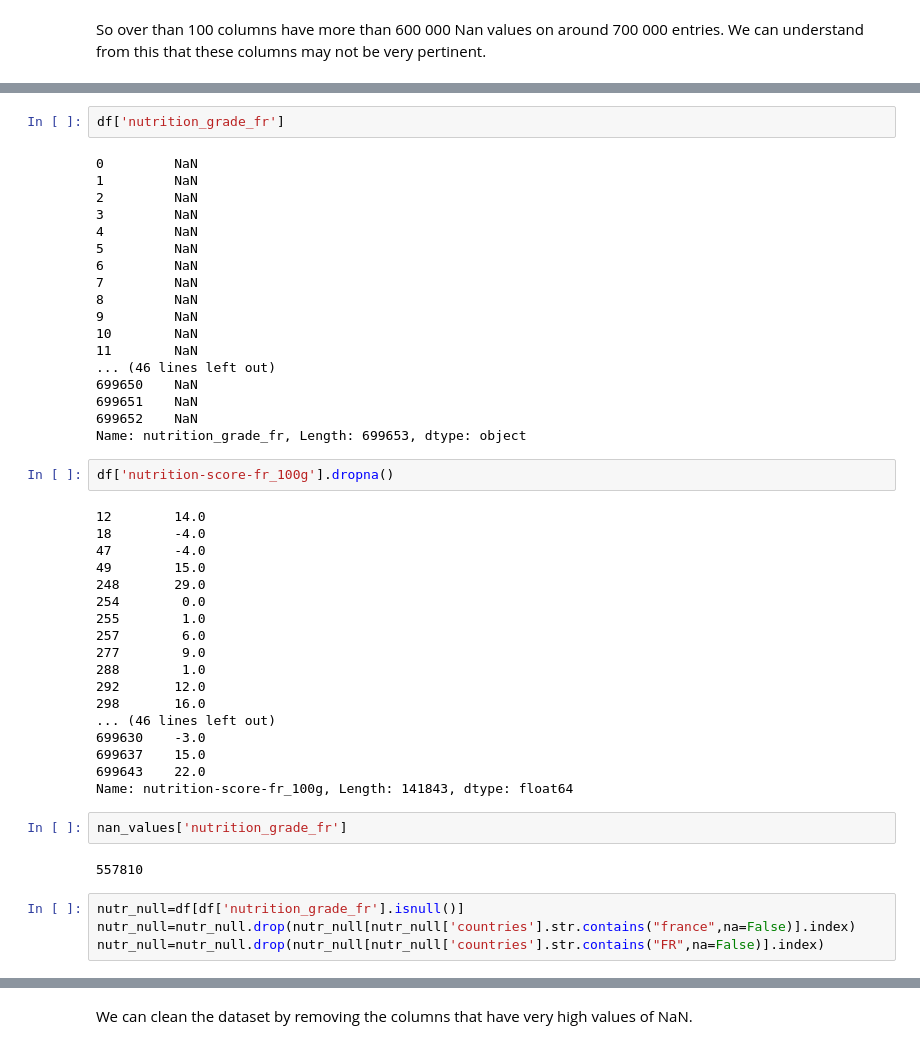
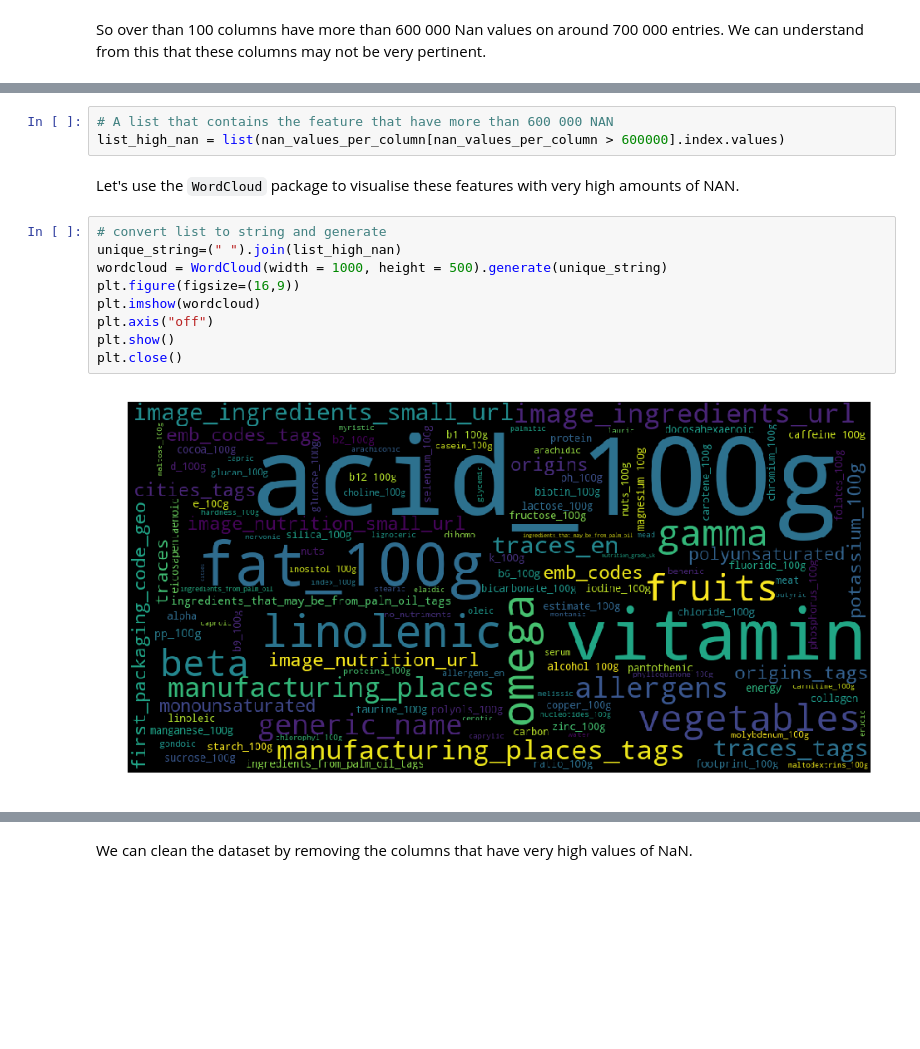
Before and after one commit to aelamran/ADA-project1-Openfoodfacts, a Jupyter notebook: Open Food Fact.ipynb, the cells around one changed output, grey strips where cells are left out. Cells and saved outputs as stored; diff of their text form; blank space fills up the shorter version.

```diff
--- a/Open Food Fact.ipynb
+++ b/Open Food Fact.ipynb
@@ -137,48 +105,16 @@ df.drop(useless_features,axis=1)
-# %%
-df['nutrition_grade_fr']
-# %% [output]
-0         NaN
-1         NaN
-2         NaN
-3         NaN
-4         NaN
-5         NaN
-6         NaN
-7         NaN
-8         NaN
-9         NaN
-10        NaN
-11        NaN
-... (46 lines left out)
-699650    NaN
-699651    NaN
-699652    NaN
-Name: nutrition_grade_fr, Length: 699653, dtype: object
-# %%
-df['nutrition-score-fr_100g'].dropna()
-# %% [output]
-12        14.0
-18        -4.0
-47        -4.0
-49        15.0
-248       29.0
-254        0.0
-255        1.0
-257        6.0
-277        9.0
-288        1.0
-292       12.0
-298       16.0
-... (46 lines left out)
-699630    -3.0
-699637    15.0
-699643    22.0
-Name: nutrition-score-fr_100g, Length: 141843, dtype: float64
-# %%
-nan_values['nutrition_grade_fr']
-# %% [output]
-557810
-# %%
-nutr_null=df[df['nutrition_grade_fr'].isnull()]
-nutr_null=nutr_null.drop(nutr_null[nutr_null['countries'].str.contains("france",na=False)].index)
-nutr_null=nutr_null.drop(nutr_null[nutr_null['countries'].str.contains("FR",na=False)].index)
+# %%
+# A list that contains the feature that have more than 600 000 NAN
+list_high_nan = list(nan_values_per_column[nan_values_per_column > 600000].index.values)
+# %% [markdown]
+Let's use the `WordCloud` package to visualise these features with very high amounts of NAN.
+# %%
+# convert list to string and generate
+unique_string=(" ").join(list_high_nan)
+wordcloud = WordCloud(width = 1000, height = 500).generate(unique_string)
+plt.figure(figsize=(16,9))
+plt.imshow(wordcloud)
+plt.axis("off")
+plt.show()
+plt.close()
+# %% [output]
+[figure, added]
```
Also changed, not shown: parts of 83 cells of this notebook.
